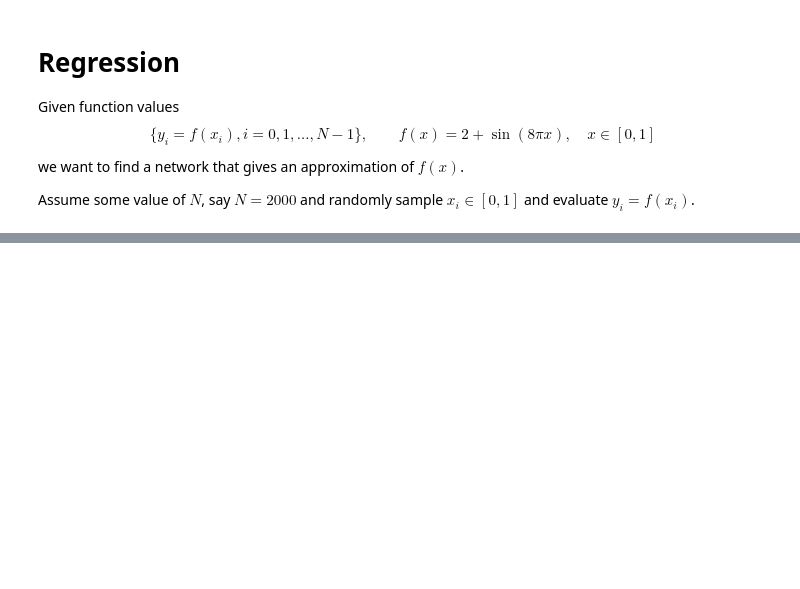
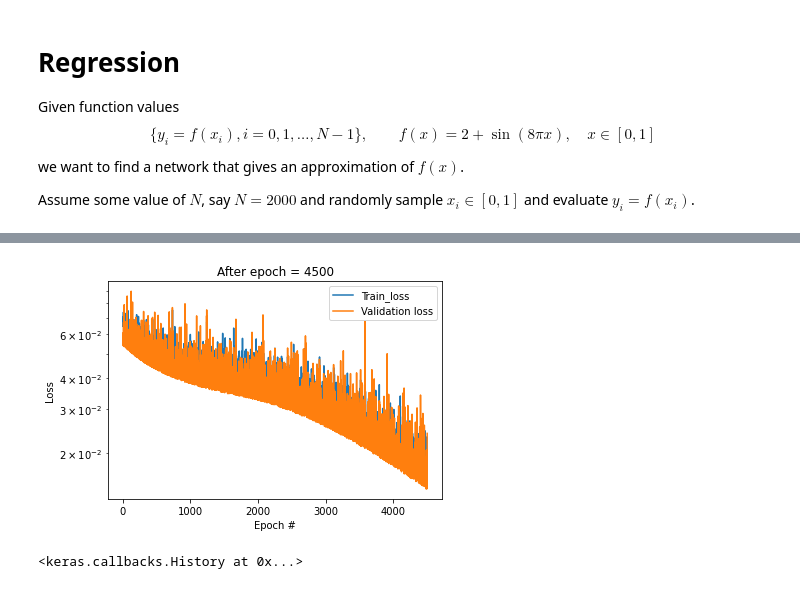
Before and after one commit to vaishnavisharma6/Tensorflow-Practice, a Jupyter notebook: test.ipynb, the cells around one changed output, grey strips where cells are left out. Drawn from its saved outputs; the diff is of its cells as text; code cells hidden in the pictures; blank space fills up the shorter version.

```diff
--- a/test.ipynb
+++ b/test.ipynb
@@ -34,6 +51,30 @@ callbacks = myCallback()
+# %%
+class TrainingPlot(tf.keras.callbacks.Callback):
+  def on_train_begin(self, logs = {}):
+    self.losses = []
+    self.val_losses = []
+    self.logs = []
+
+  def on_epoch_end(self, epoch, logs = {}):
+    self.logs.append(logs)
+    self.losses.append(logs.get('loss'))
+    self.val_losses.append(logs.get('val_loss'))
+
+    if epoch >1 and epoch%500 == 0:                                                             #callback function
+      clear_output(wait = True)
+      N = np.arange(0, len(self.losses))
+
+      plt.figure()
+      plt.semilogy(N, self.losses, label = 'Train_loss')
+      plt.semilogy(N, self.val_losses, label = 'Validation loss')
+      plt.title('After epoch = {}'.format(epoch))
+      plt.xlabel('Epoch #')
+      plt.ylabel('Loss')
+      plt.legend()
+      plt.show()
 # %%
 model = Sequential()
 model.add(Dense(512, input_shape = (1,), activation = 'relu'))             # defining architecture of model
 model.add(Dense(1))
 # %%
-model.compile(optimizer = 'adam', loss = 'mean_squared_error', metrics = ['accuracy'])                    #compiling model
+model.compile(optimizer = 'adam', loss = 'mean_squared_error', metrics = ['mse'])                    #compiling model
@@ -83,0 +98,6 @@ plt.show()
+# %%
+plot_losses = TrainingPlot()
+model.fit(train_x, train_y, epochs = 5000, verbose = 0, batch_size = 32, shuffle = True, validation_data = (valid_x, valid_y), callbacks = [plot_losses])
+# %% [output]
+[figure, added]
+<keras.callbacks.History at 0x...>
```
Also changed, not shown: parts of 13 cells of this notebook.
